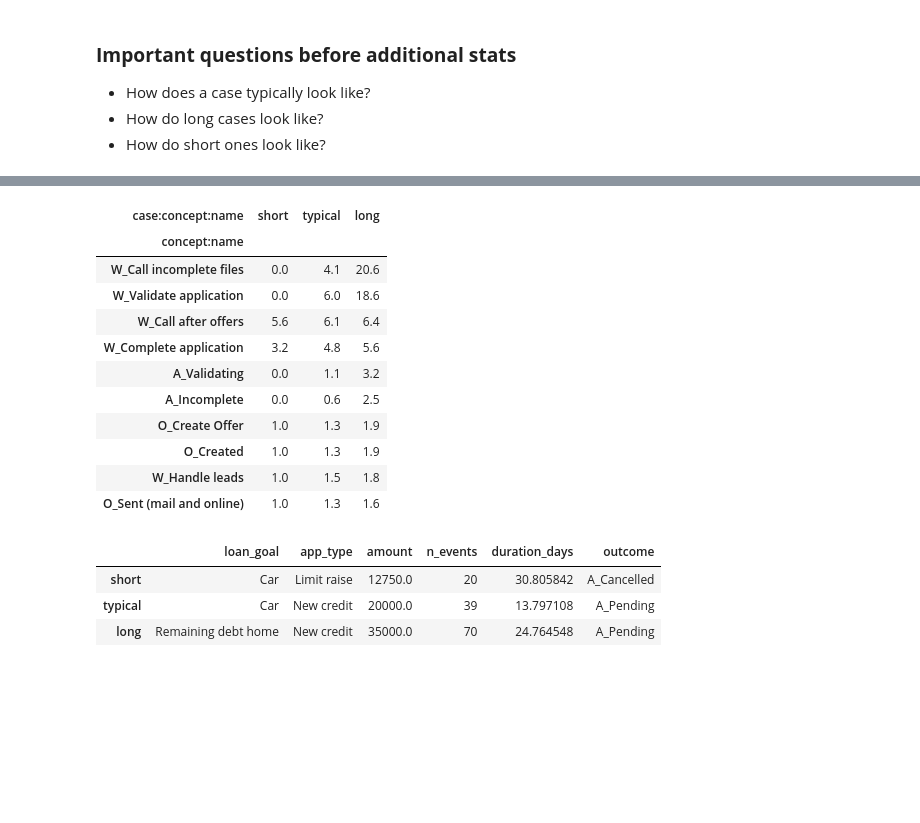
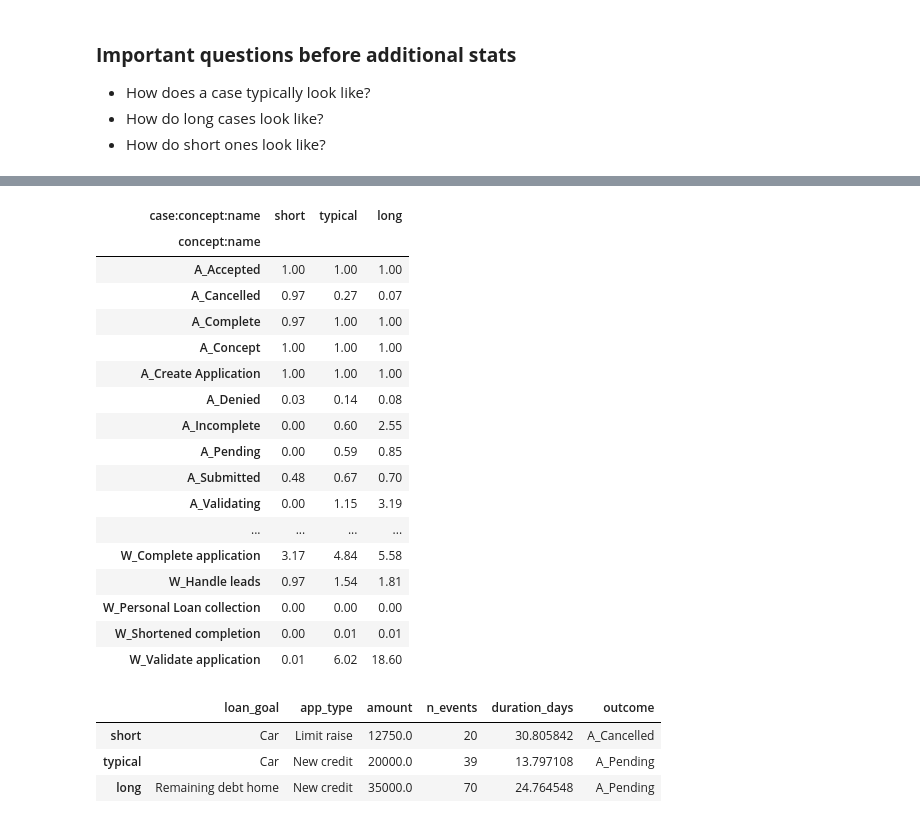
Before and after one commit to M1l3na24/First-Assignment-BPPSO-WS26-27, a Jupyter notebook: assignmentI.ipynb, the cells around one changed output, grey strips where cells are left out. Saved outputs shown, nothing was run; the diff lists cells and outputs as text; code cells hidden in the pictures; blank space fills up the shorter version.

Commit message:
3.2 Simple Event Log Analysis Complete

```diff
--- a/assignmentI.ipynb
+++ b/assignmentI.ipynb
@@ -298,26 +296,15 @@ display(cases[:5]) # Line just to visualise the final table
 - How do long cases look like?
 - How do short ones look like?
 # %%
-# We must group the cases by lenght, for that, we will use 10th and 90th percentils
+# To asnwer tihs questions, or at least visualize them, we must group the cases by lenght, for that; we will use 10th and 90th percentils
 p10, p90 = cases["n_events"].quantile([0.10, 0.90])
-cases["length_group"] = np.select([cases["n_events"] <= p10, cases["n_events"] >= p90],
-                                  ["short", "long"], default="typical")
-order_len = ["short", "typical", "long"]
-print(f" * short: <= {p10:.0f} events")
-print(f" * long: >= {p90:.0f} events")
-print(cases["length_group"].value_counts()[order_len])
+cases["length_group"] = np.select([cases["n_events"] <= p10,
+                                   cases["n_events"] >= p90],
+                                  ["short", "long"],
+                                  default="typical")
 
-# It is necessary a profile of each group (meaning the "typical look" but in numbers)
-cases["n_offers"] = (df[df[act] == "O_Create Offer"].groupby(case).size().reindex(cases.index).fillna(0).astype(int))
-
-profile = cases.groupby("length_group").agg(cases = ("n_events", "size"),
-                                            events_mean = ("n_events", "mean"),
-                                            days_median = ("duration_days", "median"),
-                                            offers_mean = ("n_offers", "mean")).loc[order_len]
-outcome_mix = (pd.crosstab(cases["length_group"], cases["outcome"], normalize="index") * 100).loc[order_len]
-
-
-# Profile
-profile = profile.join(outcome_mix[["A_Pending", "A_Cancelled", "A_Denied"]].add_prefix("% "))
-display(profile.round(1))
+order_len = ["short", "typical", "long"] # this can change to convenience :)
+print(f"- short: <= {p10:.0f} events")
+print(f"- long: >= {p90:.0f} events")
+display(cases["length_group"].value_counts()[order_len])
 # %% [output]
@@ -336,19 +337,25 @@ Name: count, dtype: int64
 # %%
-# Average number of events per case and activity (top 10 of the long cases)
+# Average number of events per case and activity
 grp = df[case].map(cases["length_group"])
 per_case = (df.groupby([grp, df[act]]).size().unstack(0)[order_len].div(cases["length_group"].value_counts()[order_len]).fillna(0))
-display(per_case.sort_values("long", ascending=False).head(10).round(1))
+display(per_case.round(2))
 # %% [output]
 | case:concept:name | short | typical | long |
 | concept:name |  |  |  |
-| W_Call incomplete files | 0.0 | 4.1 | 20.6 |
-| W_Validate application | 0.0 | 6.0 | 18.6 |
-| W_Call after offers | 5.6 | 6.1 | 6.4 |
-| W_Complete application | 3.2 | 4.8 | 5.6 |
-| A_Validating | 0.0 | 1.1 | 3.2 |
-| A_Incomplete | 0.0 | 0.6 | 2.5 |
-| O_Create Offer | 1.0 | 1.3 | 1.9 |
-| O_Created | 1.0 | 1.3 | 1.9 |
-| W_Handle leads | 1.0 | 1.5 | 1.8 |
-| O_Sent (mail and online) | 1.0 | 1.3 | 1.6 |
+| A_Accepted | 1.00 | 1.00 | 1.00 |
+| A_Cancelled | 0.97 | 0.27 | 0.07 |
+| A_Complete | 0.97 | 1.00 | 1.00 |
+| A_Concept | 1.00 | 1.00 | 1.00 |
+| A_Create Application | 1.00 | 1.00 | 1.00 |
+| A_Denied | 0.03 | 0.14 | 0.08 |
+| A_Incomplete | 0.00 | 0.60 | 2.55 |
+| A_Pending | 0.00 | 0.59 | 0.85 |
+| A_Submitted | 0.48 | 0.67 | 0.70 |
+| A_Validating | 0.00 | 1.15 | 3.19 |
+| ... | ... | ... | ... |
+| W_Complete application | 3.17 | 4.84 | 5.58 |
+| W_Handle leads | 0.97 | 1.54 | 1.81 |
+| W_Personal Loan collection | 0.00 | 0.00 | 0.00 |
+| W_Shortened completion | 0.00 | 0.01 | 0.01 |
+| W_Validate application | 0.01 | 6.02 | 18.60 |
 # %%
```
Also changed, not shown: parts of 23 cells of this notebook.
